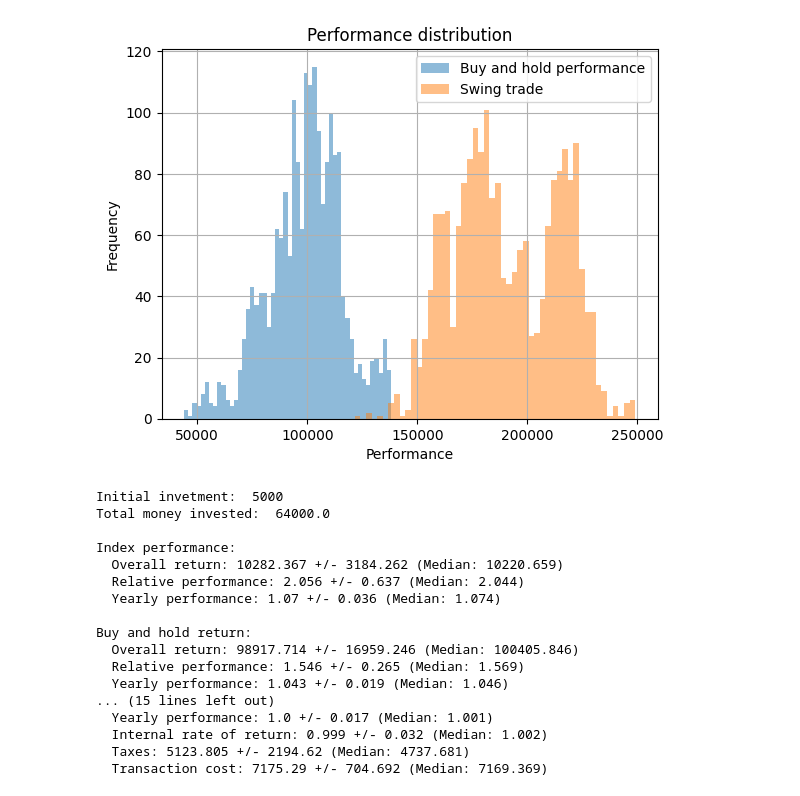
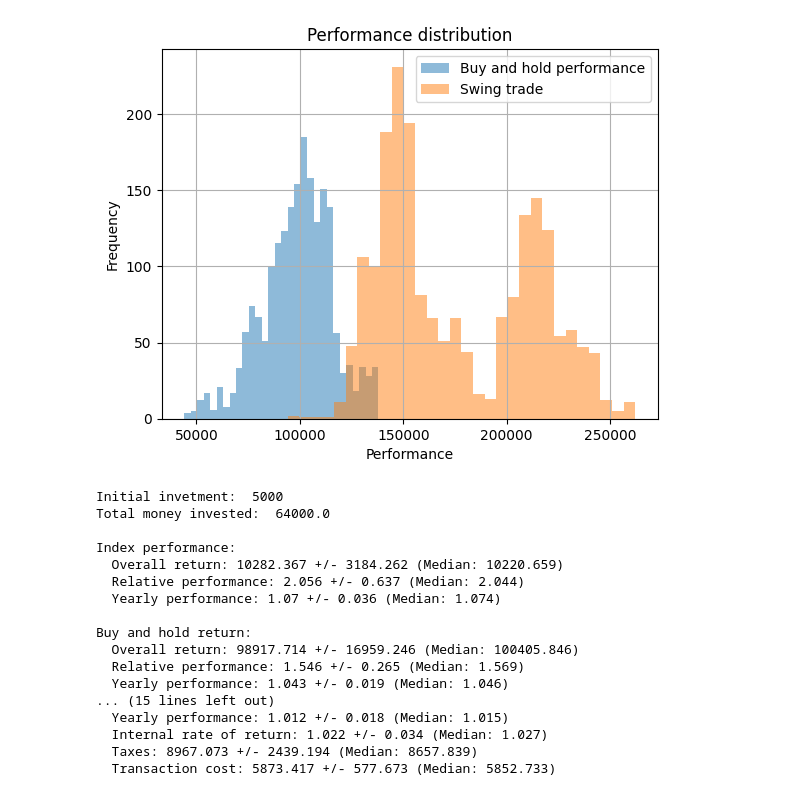
Before and after one commit to katakoruma/Chart-Strategy-Simulation, a Jupyter notebook: run_simulation_realdata.ipynb, the cells around one changed output. Drawn from its saved outputs; the diff is of its cells as text; code cells hidden in the pictures.

```diff
--- a/run_simulation_realdata.ipynb
+++ b/run_simulation_realdata.ipynb
@@ -17,11 +17,11 @@ limit = slice(n, time+n)
 #Trade parameters
 trades = 10 * years
 max_trades = 20 * years
-hold_time = 30
+hold_time = [30,5,5,0]
 time_after_reversel = 0
 smooth_period = 20
 
-trade_coast = 1
+trade_cost = [1,0]
 spread = 0.002
 tax_rate = 0.25
 tax_allowance = 1000
@@ -33,7 +33,7 @@ saving_plan = {12*i: 500 * 1.0**(i*12) for i in range(0,years)}
 
 
 chim =  ChartImport(  initial_investment=initial_investment, saving_plan=saving_plan, saving_plan_period=saving_plan_period, time=time,
-                      trades=trades, max_trades=max_trades, hold_time=hold_time, time_after_reversel=time_after_reversel, smooth_period=smooth_period, trade_coast=trade_coast, spread=spread, tax_rate=tax_rate, tax_allowance=tax_allowance
+                      trades=trades, max_trades=max_trades, hold_time=hold_time, time_after_reversel=time_after_reversel, smooth_period=smooth_period, trade_cost=trade_cost, spread=spread, tax_rate=tax_rate, tax_allowance=tax_allowance
                       )
 
 performance, dates = chim.load_data(path=path, limit=limit)
@@ -86,25 +86,25 @@ _ = mc.mc_import_chart(n=2000, stepsize=2, path=path, limit=limit)
 
 # mc.hist_performance(limits=None, bins=30)
 # %%
-bins=50
+bins=30
 limits=None
 
 #plt.hist(mc.index_performance, bins=bins, range=limits, alpha=0.5, label="Index Performance")
 plt.hist(mc.buy_and_hold_profit, bins=bins, range=limits, alpha=0.5, label="Buy and hold performance")
 plt.hist(mc.swing_profit, bins=bins, range=limits, alpha=0.5, label="Swing trade")
 #plt.hist(mc.random_swing_profit, bins=bins, range=limits, alpha=0.5, label="Random swing trade")
 
 plt.xlabel("Performance")
 plt.ylabel("Frequency")
 plt.title("Performance distribution")
 
 plt.grid()
 plt.legend()
 plt.show()
 
 mc.print_results(accuracy=3)
 # %% [output]
-[figure, old version]
+[figure, new version]
 Initial invetment:  5000
 Total money invested:  64000.0
 
@@ -118,7 +118,7 @@ Buy and hold return:
   Relative performance: 1.546 +/- 0.265 (Median: 1.569)
   Yearly performance: 1.043 +/- 0.019 (Median: 1.046)
 ... (15 lines left out)
-  Yearly performance: 1.0 +/- 0.017 (Median: 1.001)
-  Internal rate of return: 0.999 +/- 0.032 (Median: 1.002)
-  Taxes: 5123.805 +/- 2194.62 (Median: 4737.681)
-  Transaction cost: 7175.29 +/- 704.692 (Median: 7169.369)
+  Yearly performance: 1.012 +/- 0.018 (Median: 1.015)
+  Internal rate of return: 1.022 +/- 0.034 (Median: 1.027)
+  Taxes: 8967.073 +/- 2439.194 (Median: 8657.839)
+  Transaction cost: 5873.417 +/- 577.673 (Median: 5852.733)
```
Also changed, not shown: parts of 1 cell of this notebook, 2 other files.
